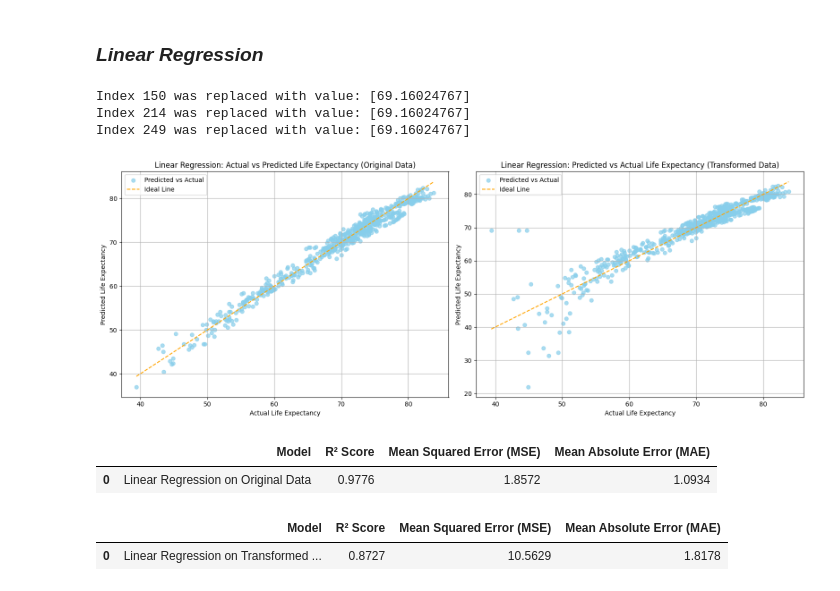
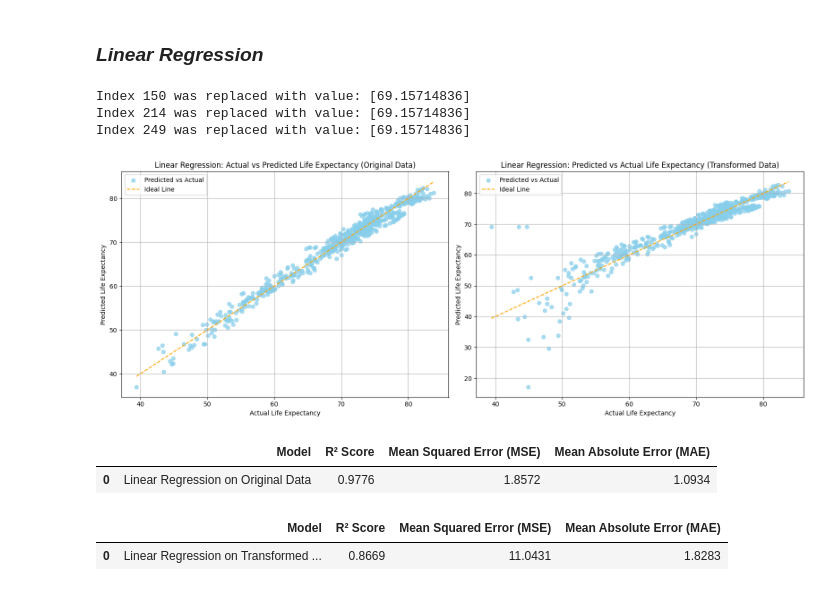
Before and after one commit to malinhauglandh/life-expectancy-prediction, a Jupyter notebook: eda/feature_selection.ipynb, the cells around one changed output. Cells and saved outputs as stored; diff of their text form; code cells hidden in the pictures.

Commit message:
Change one of the plots

```diff
--- a/eda/feature_selection.ipynb
+++ b/eda/feature_selection.ipynb
@@ -1066,52 +1061,54 @@ y_pred_lr_inv = inv_boxcox(y_pred_lr, lambda_val)
 nan_indices_after = np.where(np.isnan(y_pred_lr_inv))[0]
 if len(nan_indices_after) > 0:
     # Compute the replacement value
-    replacement_value = np.nanmean(revers_transformed_pred)
+    replacement_value = np.nanmean(y_pred_lr_inv)
 
     # Replace NaN values and print their new values
-    revers_transformed_pred = np.nan_to_num(revers_transformed_pred, nan=replacement_value)
+    revers_transformed_pred = np.nan_to_num(y_pred_lr_inv, nan=replacement_value)
+    revers_transformed_test = np.nan_to_num(y_test_inv, nan=replacement_value)
     for idx in nan_indices_after:
         print(f"Index {idx} was replaced with value: {revers_transformed_pred[idx]}")
 else:
     print("No NaN values in inverse transformed predictions.")
 
 y_pred_lr_inv = revers_transformed_pred
+y_test_inv = revers_transformed_test
 
 # Linear Regression on Original Data
 lin_reg_model_og = LinearRegression()
 lin_reg_model_og.fit(X_optimal, y_train_og)  # Train on original data
 
 # Generate Predictions
 y_pred_lr_og = lin_reg_model_og.predict(X_optimal_test_og)
 
 # Create a figure with two subplots side by side
 fig, (ax1, ax2) = plt.subplots(1, 2, figsize=(16, 6))
 
 # First plot: Actual vs Predicted for the first model (y_test_og vs y_pred_lr_og)
 ax1.scatter(y_test_og, y_pred_lr_og, color='skyblue', label='Predicted vs Actual', alpha=0.7)
 ax1.plot([min(y_test_og), max(y_test_og)], [min(y_test_og), max(y_test_og)], color='orange', linestyle='--', label='Ideal Line')
 ax1.set_title('Linear Regression: Actual vs Predicted Life Expectancy (Original Data)')
 ax1.set_xlabel('Actual Life Expectancy')
 ax1.set_ylabel('Predicted Life Expectancy')
 ax1.legend()
 ax1.grid(True)
 
 # Second plot: Actual vs Predicted for the second model (y_test vs y_pred_lr)
 ax2.scatter(y_test_inv, y_pred_lr_inv, color='skyblue', label='Predicted vs Actual', alpha=0.7)
 ax2.plot([min(y_test_inv), max(y_test_inv)], [min(y_test_inv), max(y_test_inv)], color='orange', linestyle='--', label='Ideal Line')
 ax2.set_title("Linear Regression: Predicted vs Actual Life Expectancy (Transformed Data)")
 ax2.set_xlabel("Actual Life Expectancy")
 ax2.set_ylabel("Predicted Life Expectancy")
 ax2.legend()
 ax2.grid(True)
 
 plt.tight_layout()
 plt.show()
 # %% [output]
-Index 150 was replaced with value: [69.16024767]
-Index 214 was replaced with value: [69.16024767]
-Index 249 was replaced with value: [69.16024767]
+Index 150 was replaced with value: [69.15714836]
+Index 214 was replaced with value: [69.15714836]
+Index 249 was replaced with value: [69.15714836]
-[figure, old version]
+[figure, new version]
 # %%
 # Step 3: Evaluate the Linear Regression Model on the original data
 r2_lr_og = r2_score(y_test_og, y_pred_lr_og)
@@ -1139,11 +1136,7 @@ score_df_lr_og.head()
 |  | Model | R² Score | Mean Squared Error (MSE) | Mean Absolute Error (MAE) |
 | 0 | Linear Regression on Original Data | 0.9776 | 1.8572 | 1.0934 |
 # %%
-# Handle NaN values in y_test_inv and y_pred_lr_inv
-y_test_inv = np.nan_to_num(y_test_inv, nan=np.nanmean(y_test_inv))
-y_pred_lr_inv = np.nan_to_num(y_pred_lr_inv, nan=np.nanmean(y_pred_lr_inv))
-
-# Step 3: Evaluate the Linear Regression Model on the transformed data
+# Step 3: Evaluate the KNN Model on the original data
 r2_lr_tr = r2_score(y_test_inv, y_pred_lr_inv)
 mse_lr_tr = mean_squared_error(y_test_inv, y_pred_lr_inv)
 mae_lr_tr = mean_absolute_error(y_test_inv, y_pred_lr_inv)
@@ -1164,57 +1157,7 @@ score_df_lr_tr = pd.DataFrame(score_table_lr_tr)
 # round the scores to 3 decimal places
 score_df_lr_tr = score_df_lr_tr.round(4)
 
-score_df_lr_tr.head() NaN Handle values in NaN y_test_inv values and in y_pred_lr_inv y_test_inv
-y_test_inv = and np.nan_to_num(y_test_inv, y_pred_lr_inv nan
-y_test_inv= =np.nanmean(y_test_inv)) np.nan_to_num(y_test_inv,
-y_pred_lr_inv nan = np.nan_to_num(y_pred_lr_inv, nan=np.nanmean(y_pred_lr_inv))=
-
-# Stepnp.nanmean(y_test_inv)) 3:
-y_pred_lr_inv Evaluate the Linear = Regression np.nan_to_num(y_pred_lr_inv, Model on nan the transformed data
-r2_lr_tr= = r2_score(y_test_inv, y_pred_lr_inv)np.nanmean(y_pred_lr_inv))
-mse_lr_tr = mean_squared_error(y_test_inv, y_pred_lr_inv)
-
-#
-mae_lr_tr = mean_absolute_error(y_test_inv, y_pred_lr_inv) Step
-
-score_table_lr_tr = [] 3:
-
-# Save scores in Evaluate the table the
-score_table_lr_tr.append({
-    "Model": "Linear Regression on Linear Transformed Data",
-    "R² Score": Regression r2_lr_tr,
-    "Mean Squared Error Model (MSE)": mse_lr_tr,
-    "Mean Absolute Error (MAE)": on mae_lr_tr
-})
-
-# Convert the the score table into transformed a pandas DataFrame for display
-score_df_lr_tr data = pd.DataFrame(score_table_lr_tr)
-
-# round the scores
-r2_lr_tr to 3 decimal places
-score_df_lr_tr = = score_df_lr_tr.round(4)
-
-score_df_lr_tr.head() r2_score(y_test_inv, y_pred_lr_inv)
-mse_lr_tr = mean_squared_error(y_test_inv, y_pred_lr_inv)
-mae_lr_tr = mean_absolute_error(y_test_inv, y_pred_lr_inv)
-
-score_table_lr_tr = []
-
-# Save scores in the table
-score_table_lr_tr.append({
-    "Model": "Linear Regression on Transformed Data",
-    "R² Score": r2_lr_tr,
-    "Mean Squared Error (MSE)": mse_lr_tr,
-    "Mean Absolute Error (MAE)": mae_lr_tr
-})
-
-# Convert the score table into a pandas DataFrame for display
-score_df_lr_tr = pd.DataFrame(score_table_lr_tr)
-
-# round the scores to 3 decimal places
-score_df_lr_tr = score_df_lr_tr.round(4)
-
 score_df_lr_tr.head()
 # %% [output]
 |  | Model | R² Score | Mean Squared Error (MSE) | Mean Absolute Error (MAE) |
-| 0 | Linear Regression on Transformed ... | 0.8727 | 10.5629 | 1.8178 |
+| 0 | Linear Regression on Transformed ... | 0.8669 | 11.0431 | 1.8283 |
```
Also changed, not shown: parts of 3 cells of this notebook.
